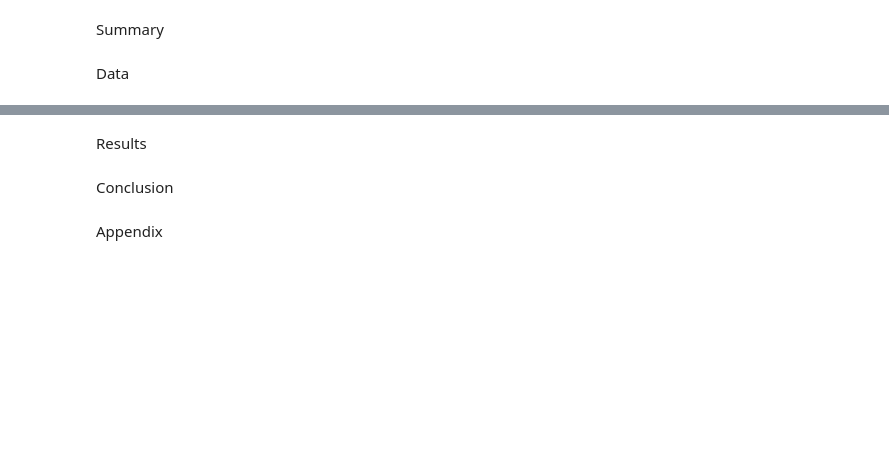
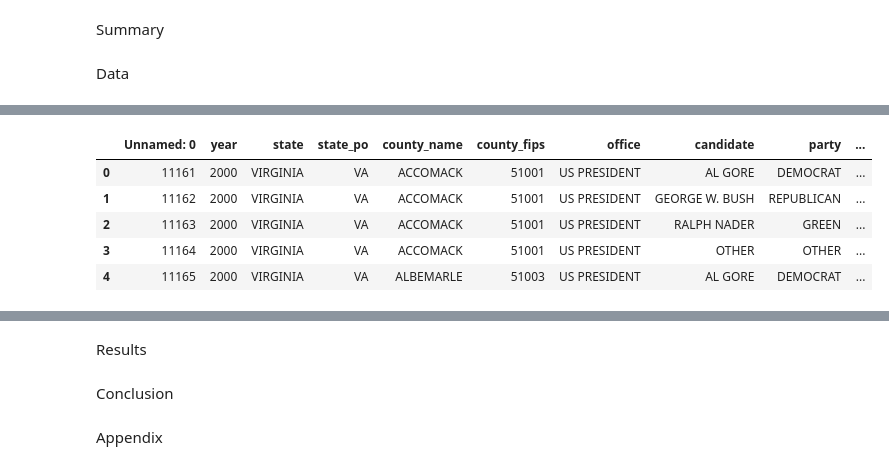
Before and after one commit to vnewsome/project_voting, a Jupyter notebook: ML_project3.ipynb, the cells around one changed output, grey strips where cells are left out. Cells and saved outputs as stored; diff of their text form; code cells hidden in the pictures; blank space fills up the shorter version.

Commit message:
started data

```diff
--- a/ML_project3.ipynb
+++ b/ML_project3.ipynb
@@ -44,0 +44,15 @@ import mapclassify as mp
+# %%
+# data loading
+voting = pd.read_csv('/content/project_voting/data/voting_VA.csv')
+adj = pd.read_csv('/content/project_voting/data/county_adjacencies.csv')
+# there are about 20 different datasets in county data, can load more later
+# should probably look at income, income inequality, education, race
+# %%
+voting.head()
+# %% [output]
+|  | Unnamed: 0 | year | state | state_po | county_name | county_fips | office | candidate | party | ... |
+| 0 | 11161 | 2000 | VIRGINIA | VA | ACCOMACK | 51001 | US PRESIDENT | AL GORE | DEMOCRAT | ... |
+| 1 | 11162 | 2000 | VIRGINIA | VA | ACCOMACK | 51001 | US PRESIDENT | GEORGE W. BUSH | REPUBLICAN | ... |
+| 2 | 11163 | 2000 | VIRGINIA | VA | ACCOMACK | 51001 | US PRESIDENT | RALPH NADER | GREEN | ... |
+| 3 | 11164 | 2000 | VIRGINIA | VA | ACCOMACK | 51001 | US PRESIDENT | OTHER | OTHER | ... |
+| 4 | 11165 | 2000 | VIRGINIA | VA | ALBEMARLE | 51003 | US PRESIDENT | AL GORE | DEMOCRAT | ... |
```
Also changed, not shown: parts of 4 cells of this notebook.
